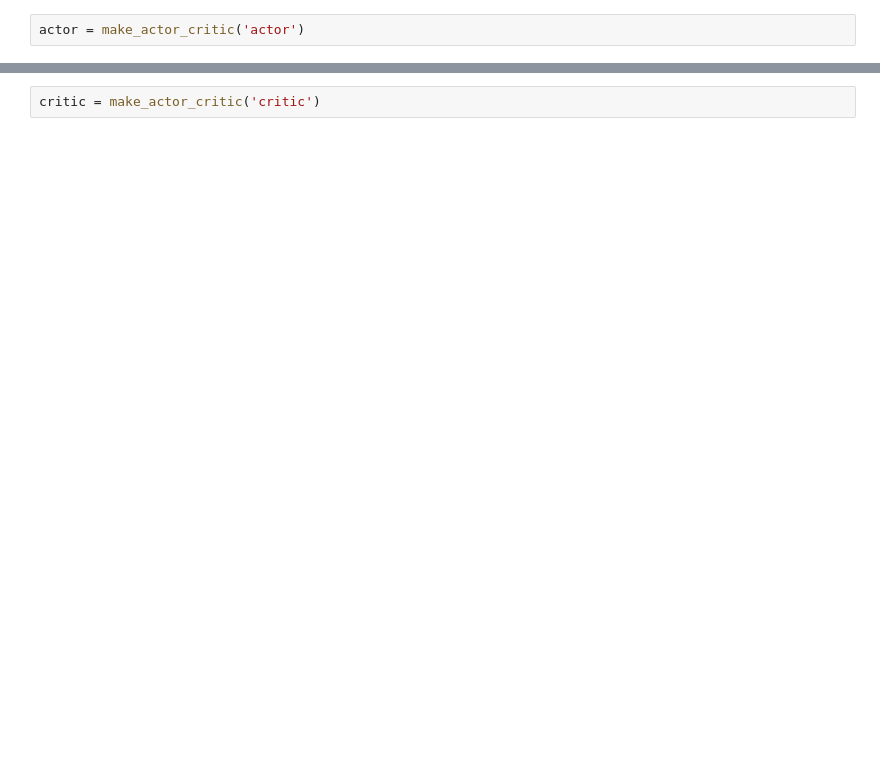
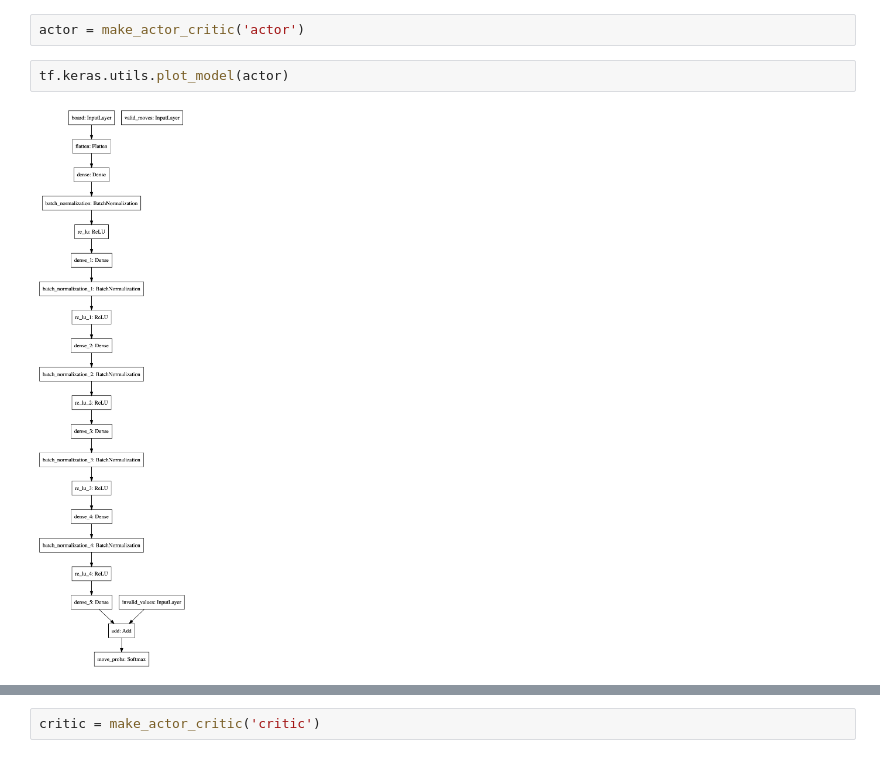
Before and after one commit to huangeddie/Go-AI, a Jupyter notebook: actor_critic.ipynb, the cells around one changed output, grey strips where cells are left out. Cells and saved outputs as stored; diff of their text form; blank space fills up the shorter version.

```diff
--- a/actor_critic.ipynb
+++ b/actor_critic.ipynb
@@ -98,6 +99,10 @@ def make_actor_critic(mode):
     return model
 # %%
 actor = make_actor_critic('actor')
+# %%
+tf.keras.utils.plot_model(actor)
+# %% [output]
+[figure, added]
 # %%
 actor.summary()
 # %% [output]
```
Also changed, not shown: parts of 11 cells of this notebook.
